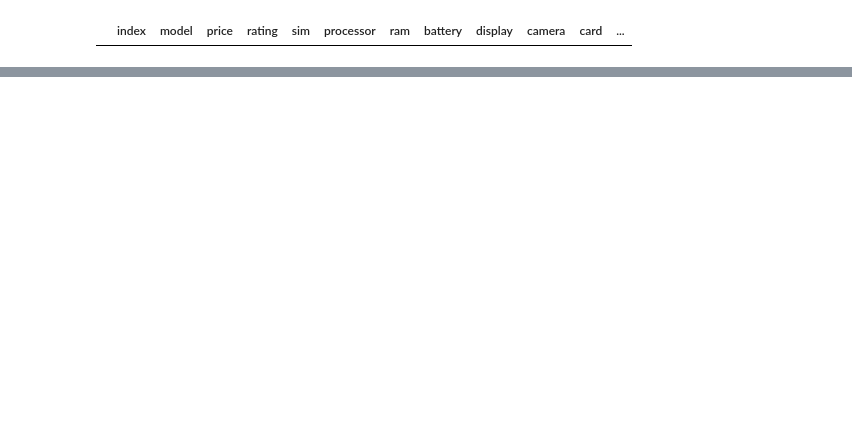
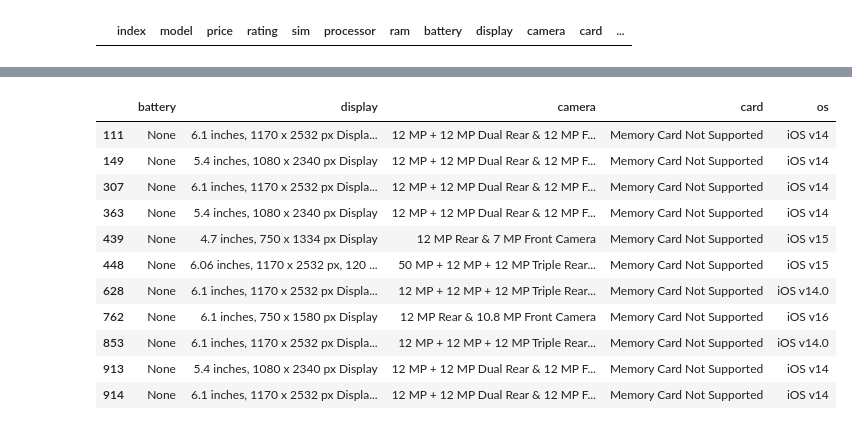
Before and after one commit to Shriram-Vibhute/CampusX-DSMP2.0, a Jupyter notebook: Data Analysis/data_cleaning.ipynb, the cells around one changed output, grey strips where cells are left out. Saved outputs shown, nothing was run; the diff lists cells and outputs as text; code cells hidden in the pictures; blank space fills up the shorter version.

```diff
--- a/Data Analysis/data_cleaning.ipynb
+++ b/Data Analysis/data_cleaning.ipynb
@@ -148,3 +148,25 @@ df[df['index'].isin(ram_rows)]
 df = df.drop(index = [582])
 
 # Rest 2 phones are smart phone but the RAM is not mentioned in the RAM column, only ROM is mentioned - we will handle them while splitting the columns into RAM and ROM
+# %%
+df = df.drop([376,754]) # Dropping one IPod and one nokia feature phone
+# %%
+# All the IPhones have missing values in the battery column but they have extra feature - FM radio -> So that we have to right shift the corrosponding data by 1 place
+right_shift_df = df[df['index'].isin(battery_rows)].copy()
+df.loc[df['index'].isin(battery_rows), df.columns[7:]] = right_shift_df.iloc[:, 7:].shift(1, axis=1)
+# df.loc[df['index'].isin(battery_rows)].iloc[:, 7:] = right_shift_df.iloc[:, 7:].shift(1, axis=1) -> This will create a copy
+# %%
+df.loc[df['index'].isin(battery_rows)].iloc[:, 7:]
+# %% [output]
+|  | battery | display | camera | card | os |
+| 111 | None | 6.1 inches, 1170 x 2532 px Displa... | 12 MP + 12 MP Dual Rear & 12 MP F... | Memory Card Not Supported | iOS v14 |
+| 149 | None | 5.4 inches, 1080 x 2340 px Display | 12 MP + 12 MP Dual Rear & 12 MP F... | Memory Card Not Supported | iOS v14 |
+| 307 | None | 6.1 inches, 1170 x 2532 px Displa... | 12 MP + 12 MP Dual Rear & 12 MP F... | Memory Card Not Supported | iOS v14 |
+| 363 | None | 5.4 inches, 1080 x 2340 px Display | 12 MP + 12 MP Dual Rear & 12 MP F... | Memory Card Not Supported | iOS v14 |
+| 439 | None | 4.7 inches, 750 x 1334 px Display | 12 MP Rear & 7 MP Front Camera | Memory Card Not Supported | iOS v15 |
+| 448 | None | 6.06 inches, 1170 x 2532 px, 120 ... | 50 MP + 12 MP + 12 MP Triple Rear... | Memory Card Not Supported | iOS v15 |
+| 628 | None | 6.1 inches, 1170 x 2532 px Displa... | 12 MP + 12 MP + 12 MP Triple Rear... | Memory Card Not Supported | iOS v14.0 |
+| 762 | None | 6.1 inches, 750 x 1580 px Display | 12 MP Rear & 10.8 MP Front Camera | Memory Card Not Supported | iOS v16 |
+| 853 | None | 6.1 inches, 1170 x 2532 px Displa... | 12 MP + 12 MP + 12 MP Triple Rear... | Memory Card Not Supported | iOS v14.0 |
+| 913 | None | 5.4 inches, 1080 x 2340 px Display | 12 MP + 12 MP Dual Rear & 12 MP F... | Memory Card Not Supported | iOS v14 |
+| 914 | None | 6.1 inches, 1170 x 2532 px Displa... | 12 MP + 12 MP Dual Rear & 12 MP F... | Memory Card Not Supported | iOS v14 |
```
Also changed, not shown: parts of 24 cells of this notebook.
